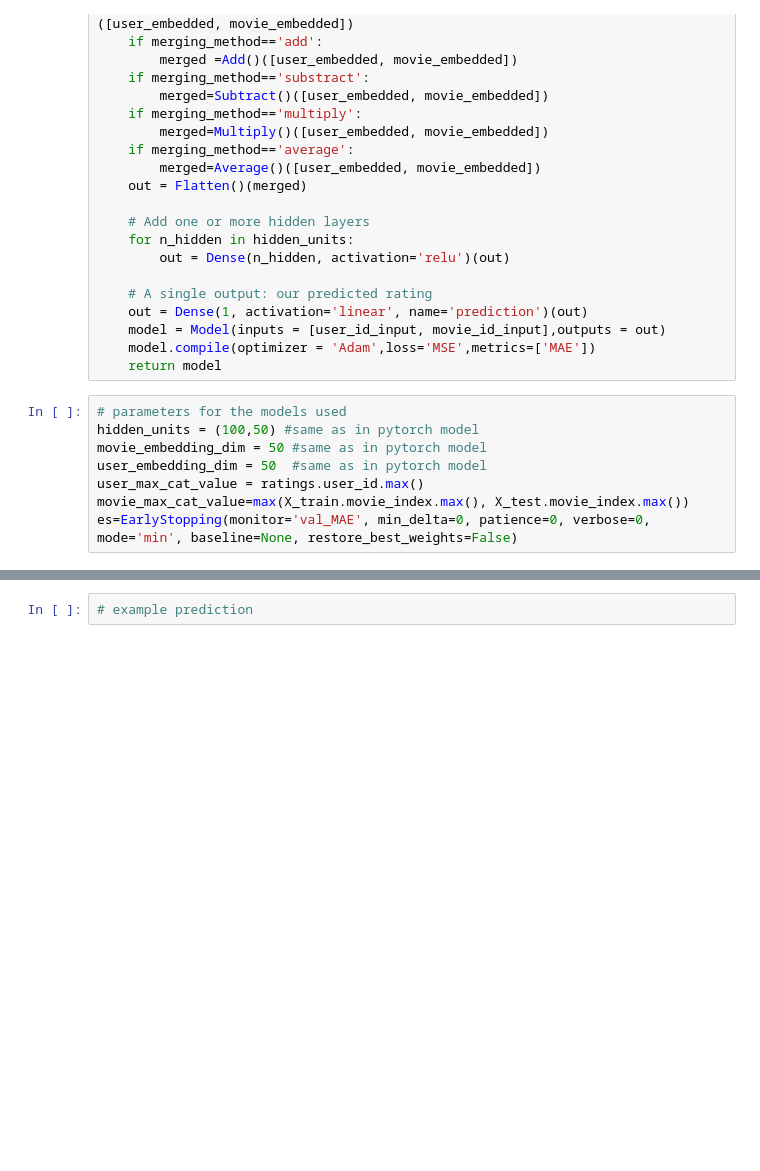
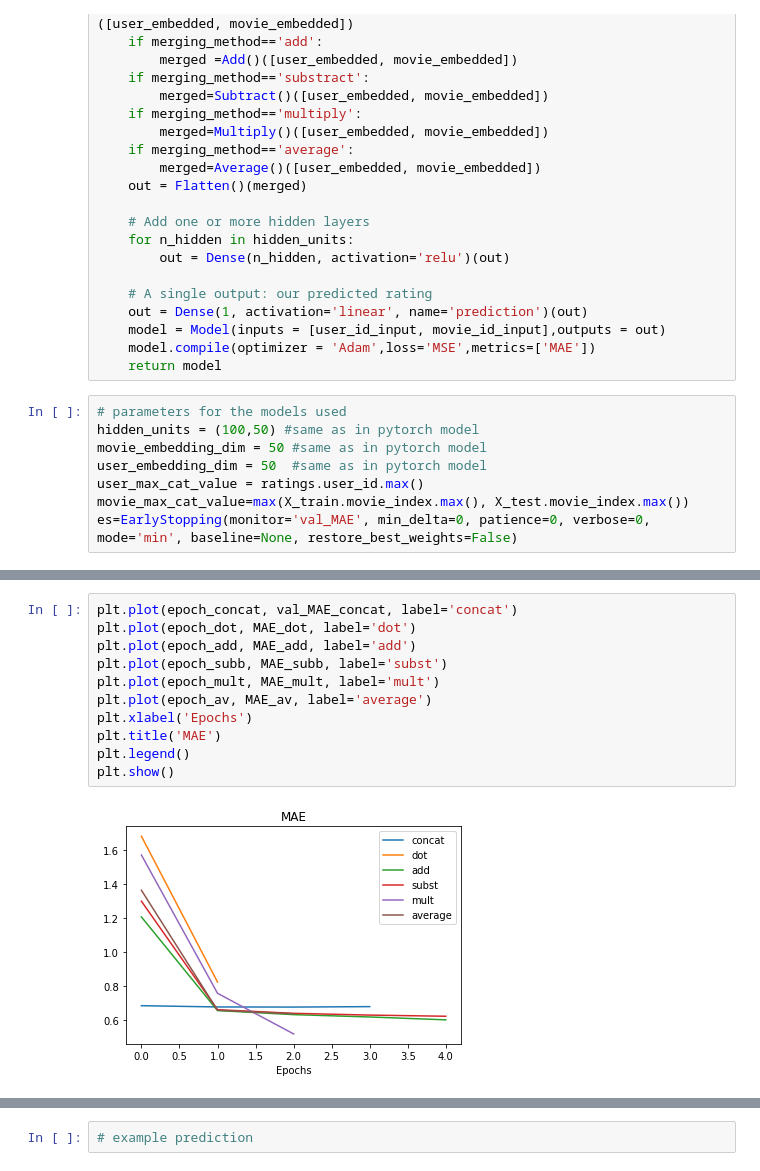
Before and after one commit to elenacramer/DLRM-with-Keras-for-movielens-dataset, a Jupyter notebook: DLRM_train_test_spit_enc.ipynb, the cells around one changed output, grey strips where cells are left out. Cells and saved outputs as stored; diff of their text form; blank space fills up the shorter version.

```diff
--- a/DLRM_train_test_spit_enc.ipynb
+++ b/DLRM_train_test_spit_enc.ipynb
@@ -186,0 +269,13 @@ Epoch 3/10
+# %%
+plt.plot(epoch_concat, val_MAE_concat, label='concat')
+plt.plot(epoch_dot, MAE_dot, label='dot')
+plt.plot(epoch_add, MAE_add, label='add')
+plt.plot(epoch_subb, MAE_subb, label='subst')
+plt.plot(epoch_mult, MAE_mult, label='mult')
+plt.plot(epoch_av, MAE_av, label='average')
+plt.xlabel('Epochs')
+plt.title('MAE')
+plt.legend()
+plt.show()
+# %% [output]
+[figure, added]
```
Also changed, not shown: parts of 48 cells of this notebook, 1 other file.
